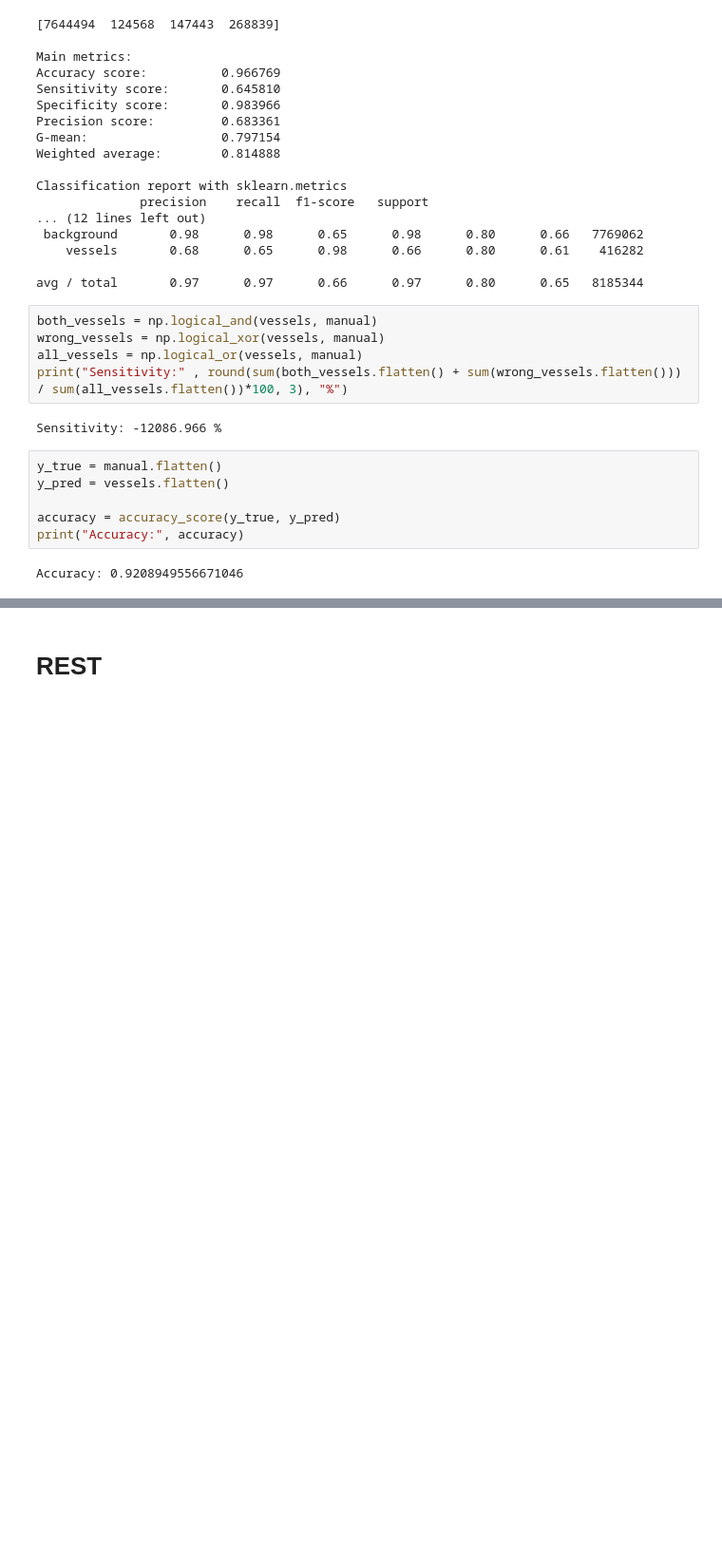
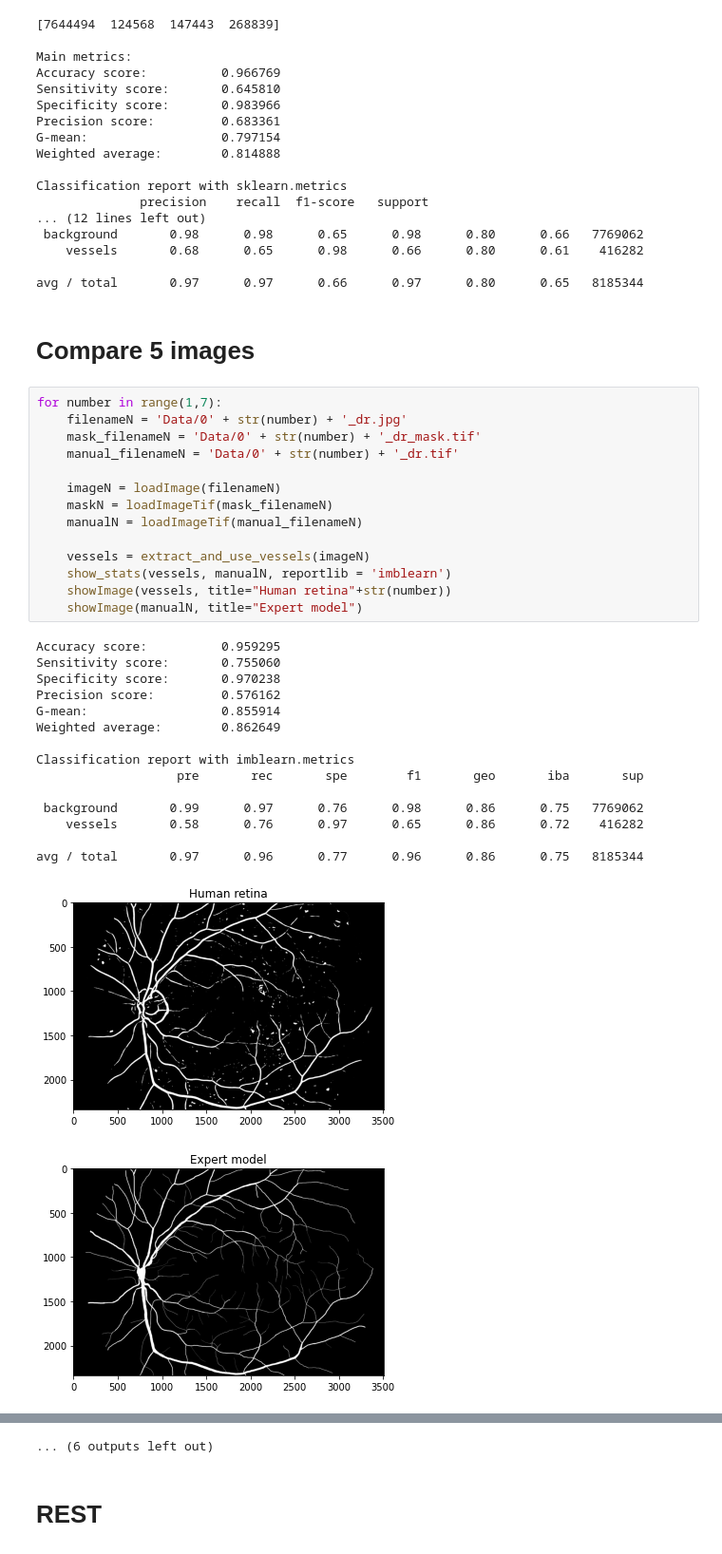
Before and after one commit to HelenaMaslowska/Segmenting-Retinal-Blood-Vessels-With-Deep-Neural-NetworksPlik, a Jupyter notebook: eye.ipynb, the cells around one changed output, grey strips where cells are left out. Shown at 95% size. Saved outputs shown, nothing was run; the diff lists cells and outputs as text; blank space fills up the shorter version.

Commit message:
generate 5 images stats

```diff
--- a/eye.ipynb
+++ b/eye.ipynb
@@ -127,18 +127,36 @@ Classification report with sklearn.metrics
     vessels       0.68      0.65      0.98      0.66      0.80      0.61    416282
 
 avg / total       0.97      0.97      0.66      0.97      0.80      0.65   8185344
-# %%
-both_vessels = np.logical_and(vessels, manual)
-wrong_vessels = np.logical_xor(vessels, manual)
-all_vessels = np.logical_or(vessels, manual)
-print("Sensitivity:" , round(sum(both_vessels.flatten() + sum(wrong_vessels.flatten())) / sum(all_vessels.flatten())*100, 3), "%")
-# %% [output]
-Sensitivity: -12086.966 %
-# %%
-y_true = manual.flatten()
-y_pred = vessels.flatten()
-
-accuracy = accuracy_score(y_true, y_pred)
-print("Accuracy:", accuracy)
-# %% [output]
-Accuracy: 0.9208949556671046
+# %% [markdown]
+# Compare 5 images
+# %%
+for number in range(1,7):
+	filenameN = 'Data/0' + str(number) + '_dr.jpg'
+	mask_filenameN = 'Data/0' + str(number) + '_dr_mask.tif'
+	manual_filenameN = 'Data/0' + str(number) + '_dr.tif'
+
+	imageN = loadImage(filenameN)
+	maskN = loadImageTif(mask_filenameN)
+	manualN = loadImageTif(manual_filenameN)
+
+	vessels = extract_and_use_vessels(imageN)
+	show_stats(vessels, manualN, reportlib = 'imblearn')
+	showImage(vessels, title="Human retina"+str(number))
+	showImage(manualN, title="Expert model")
+# %% [output]
+Accuracy score:          0.959295
+Sensitivity score:       0.755060
+Specificity score:       0.970238
+Precision score:         0.576162
+G-mean:                  0.855914
+Weighted average:        0.862649
+
+Classification report with imblearn.metrics
+                   pre       rec       spe        f1       geo       iba       sup
+
+ background       0.99      0.97      0.76      0.98      0.86      0.75   7769062
+    vessels       0.58      0.76      0.97      0.65      0.86      0.72    416282
+
+avg / total       0.97      0.96      0.77      0.96      0.86      0.75   8185344
+[figure, added]
+[figure, added]
@@ -145,3 +211,4 @@ Accuracy: 0.9208949556671046
+... (6 outputs left out)
 # %% [markdown]
 # REST
 # %% [markdown]
```
Also changed, not shown: parts of 2 cells of this notebook, 1 other file.
